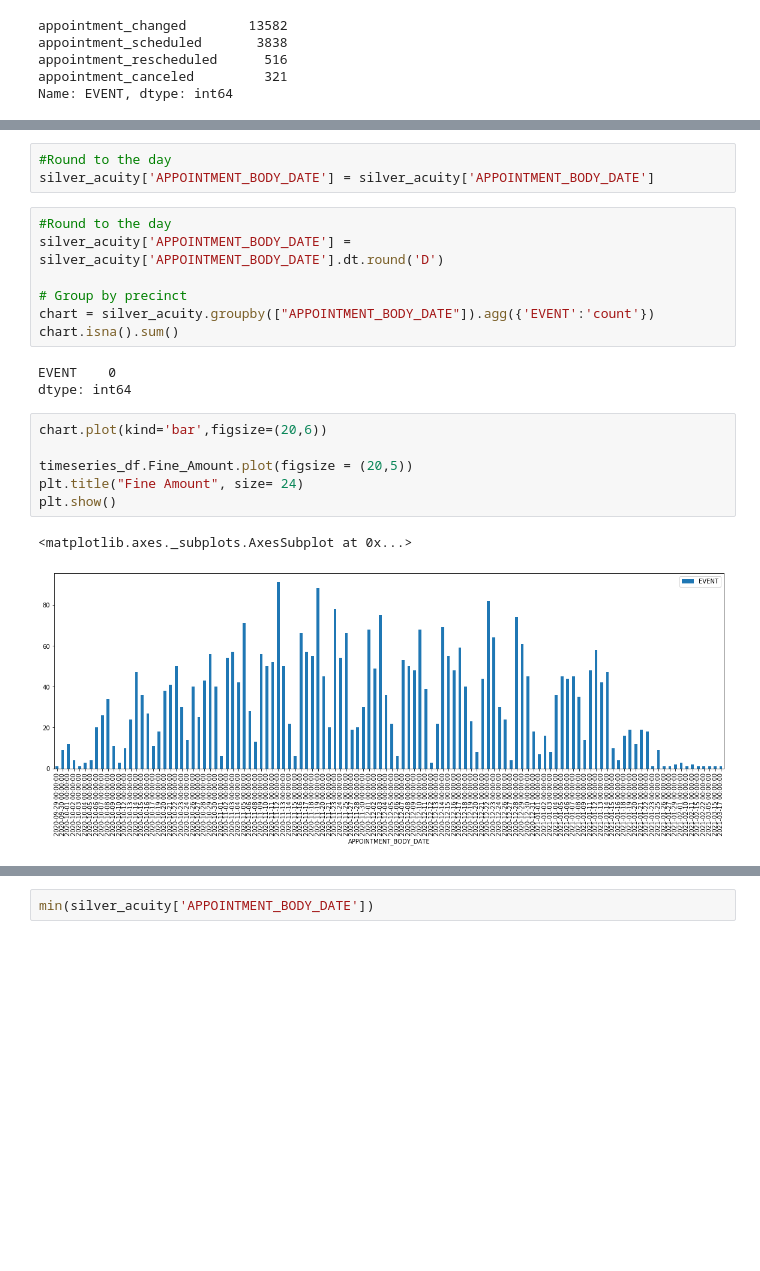
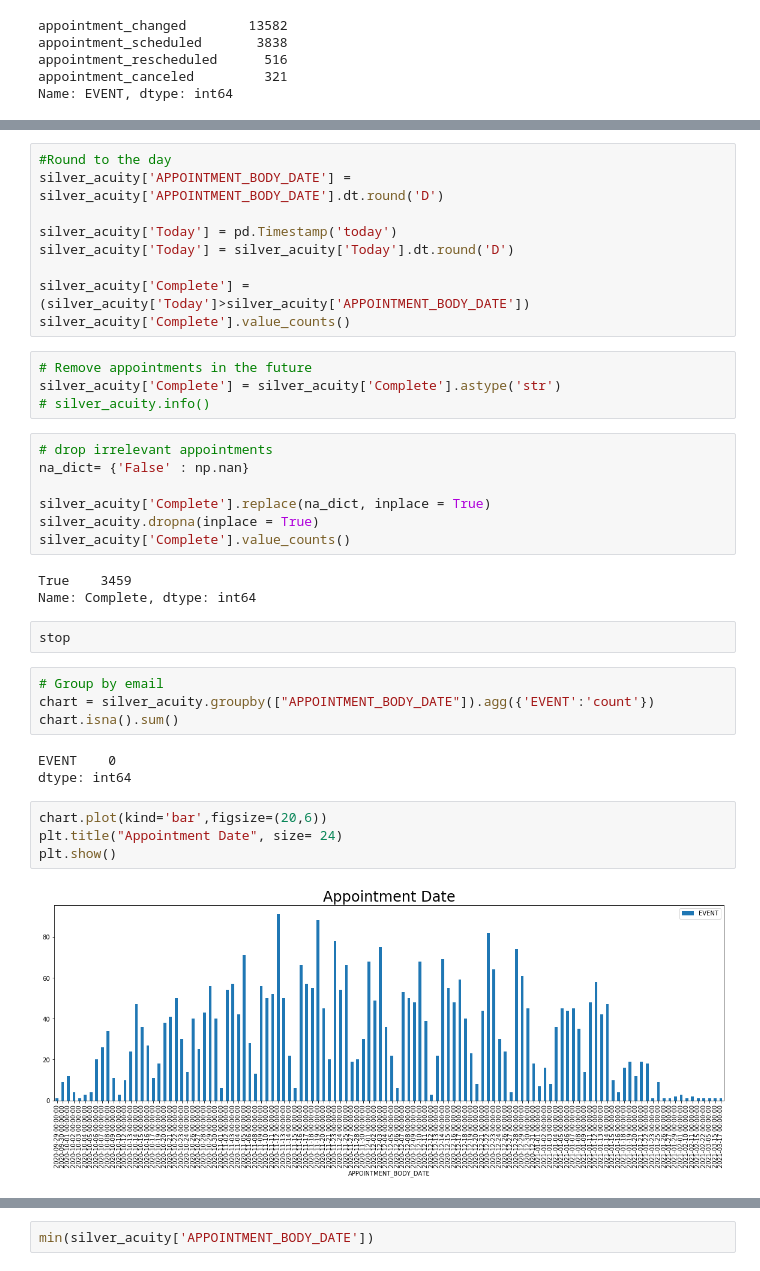
Before and after one commit to meaganlazer/Parking_Tickets_Timeseries, a Jupyter notebook: OrderData.ipynb, the cells around one changed output, grey strips where cells are left out. Drawn from its saved outputs; the diff is of its cells as text; blank space fills up the shorter version.

```diff
--- a/OrderData.ipynb
+++ b/OrderData.ipynb
@@ -118,14 +129,33 @@ silver_acuity['EVENT'].value_counts()
 # %% [output]
 appointment_scheduled    3729
 Name: EVENT, dtype: int64
-# %%
-#Round to the day
-silver_acuity['APPOINTMENT_BODY_DATE'] = silver_acuity['APPOINTMENT_BODY_DATE']
+# %%
+#Round to the day
+silver_acuity['APPOINTMENT_BODY_DATE'] = silver_acuity['APPOINTMENT_BODY_DATE'].dt.round('D')
+
+silver_acuity['Today'] = pd.Timestamp('today')
+silver_acuity['Today'] = silver_acuity['Today'].dt.round('D')
+
+silver_acuity['Complete'] = (silver_acuity['Today']>silver_acuity['APPOINTMENT_BODY_DATE'])
+silver_acuity['Complete'].value_counts()
+# %%
+# Remove appointments in the future
+silver_acuity['Complete'] = silver_acuity['Complete'].astype('str')
+# silver_acuity.info()
+# %%
+# drop irrelevant appointments
+na_dict= {'False' : np.nan}
+
+silver_acuity['Complete'].replace(na_dict, inplace = True)
+silver_acuity.dropna(inplace = True)
+silver_acuity['Complete'].value_counts()
+# %% [output]
+True    3459
+Name: Complete, dtype: int64
+# %%
+stop
 # %%
-#Round to the day
-silver_acuity['APPOINTMENT_BODY_DATE'] = silver_acuity['APPOINTMENT_BODY_DATE'].dt.round('D')
-
-# Group by precinct
+# Group by email
 chart = silver_acuity.groupby(["APPOINTMENT_BODY_DATE"]).agg({'EVENT':'count'})
 chart.isna().sum()
 # %% [output]
@@ -133,11 +163,8 @@ EVENT    0
 dtype: int64
 # %%
 chart.plot(kind='bar',figsize=(20,6))
-
-timeseries_df.Fine_Amount.plot(figsize = (20,5))
-plt.title("Fine Amount", size= 24)
+plt.title("Appointment Date", size= 24)
 plt.show()
 # %% [output]
-<matplotlib.axes._subplots.AxesSubplot at 0x...>
-[figure, old version]
+[figure, new version]
 # %%
```
Also changed, not shown: parts of 26 cells of this notebook.
